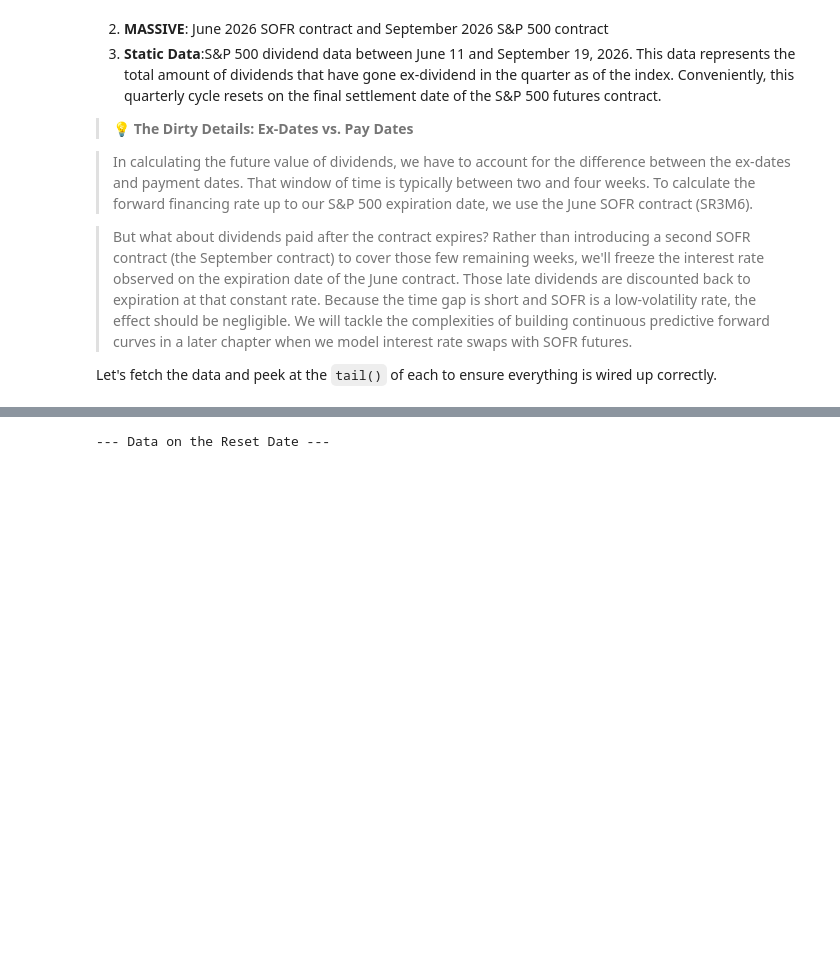
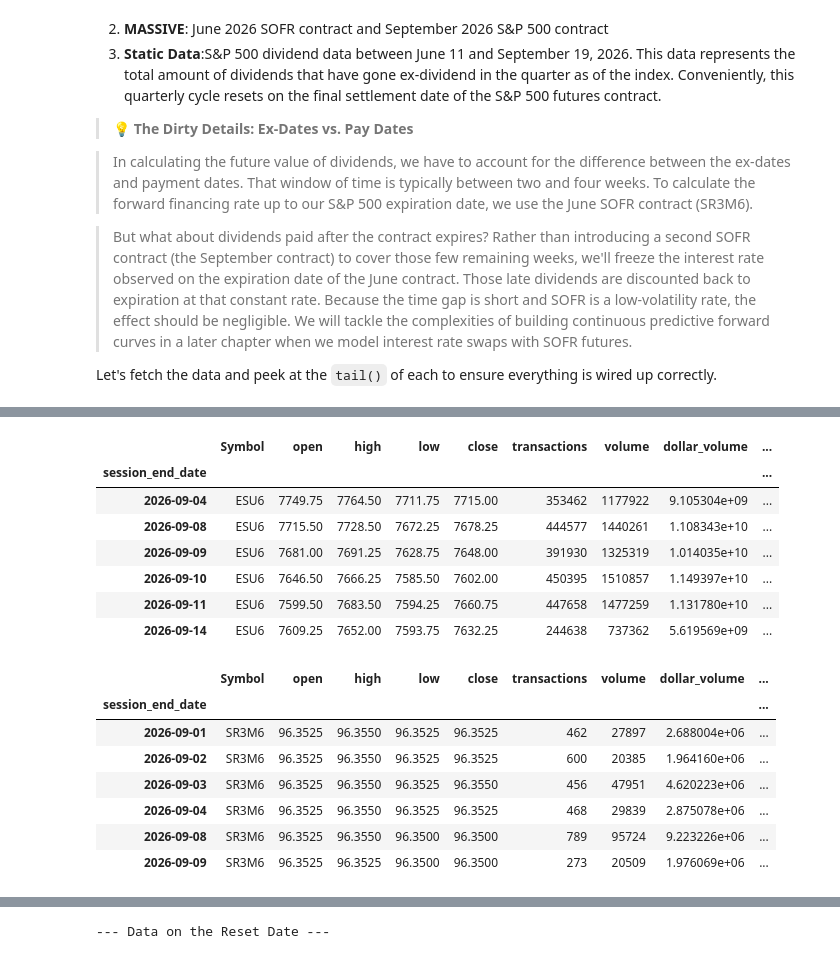
Before and after one commit to PatrickJHess/Derivatives-Futures-Chapter-Two, a Jupyter notebook: colab/Colab_pricing.ipynb, the cells around one changed output, grey strips where cells are left out. Drawn from its saved outputs; the diff is of its cells as text; code cells hidden in the pictures; blank space fills up the shorter version.

```diff
--- a/colab/Colab_pricing.ipynb
+++ b/colab/Colab_pricing.ipynb
@@ -504,2 +547,28 @@ Because the SOFR contract ends on September 15, we need to pull it forward to ac
+# %%
+# Re-index both futures contracts to their official CME settlement date ('session_end_date')
+# so holiday sessions (such as Labor Day) align cleanly before joining with external series
+df_sp500_sep_aligned = fq.futures_session_end_index(df_sp500_sep)
+df_sofr_jun_aligned = fq.futures_session_end_index(df_sofr_jun)
+
+# Inspect a slice of rows around the holiday window to verify the DatetimeIndex alignment
+display(df_sp500_sep_aligned.iloc[-10:-4])
+display(df_sofr_jun_aligned.iloc[-10:-4])
+# %% [output]
+|  | Symbol | open | high | low | close | transactions | volume | dollar_volume | ... |
+| session_end_date |  |  |  |  |  |  |  |  | ... |
+| 2026-09-04 | ESU6 | 7749.75 | 7764.50 | 7711.75 | 7715.00 | 353462 | 1177922 | 9.105304e+09 | ... |
+| 2026-09-08 | ESU6 | 7715.50 | 7728.50 | 7672.25 | 7678.25 | 444577 | 1440261 | 1.108343e+10 | ... |
+| 2026-09-09 | ESU6 | 7681.00 | 7691.25 | 7628.75 | 7648.00 | 391930 | 1325319 | 1.014035e+10 | ... |
+| 2026-09-10 | ESU6 | 7646.50 | 7666.25 | 7585.50 | 7602.00 | 450395 | 1510857 | 1.149397e+10 | ... |
+| 2026-09-11 | ESU6 | 7599.50 | 7683.50 | 7594.25 | 7660.75 | 447658 | 1477259 | 1.131780e+10 | ... |
+| 2026-09-14 | ESU6 | 7609.25 | 7652.00 | 7593.75 | 7632.25 | 244638 | 737362 | 5.619569e+09 | ... |
+|  | Symbol | open | high | low | close | transactions | volume | dollar_volume | ... |
+| session_end_date |  |  |  |  |  |  |  |  | ... |
+| 2026-09-01 | SR3M6 | 96.3525 | 96.3550 | 96.3525 | 96.3525 | 462 | 27897 | 2.688004e+06 | ... |
+| 2026-09-02 | SR3M6 | 96.3525 | 96.3550 | 96.3525 | 96.3525 | 600 | 20385 | 1.964160e+06 | ... |
+| 2026-09-03 | SR3M6 | 96.3525 | 96.3550 | 96.3525 | 96.3550 | 456 | 47951 | 4.620223e+06 | ... |
+| 2026-09-04 | SR3M6 | 96.3525 | 96.3550 | 96.3525 | 96.3525 | 468 | 29839 | 2.875078e+06 | ... |
+| 2026-09-08 | SR3M6 | 96.3525 | 96.3550 | 96.3500 | 96.3500 | 789 | 95724 | 9.223226e+06 | ... |
+| 2026-09-09 | SR3M6 | 96.3525 | 96.3525 | 96.3500 | 96.3500 | 273 | 20509 | 1.976069e+06 | ... |
 # %% [markdown]
 ## 🏗️ Assembling the Market Data
```
Also changed, not shown: parts of 23 cells of this notebook, 5 other files.
